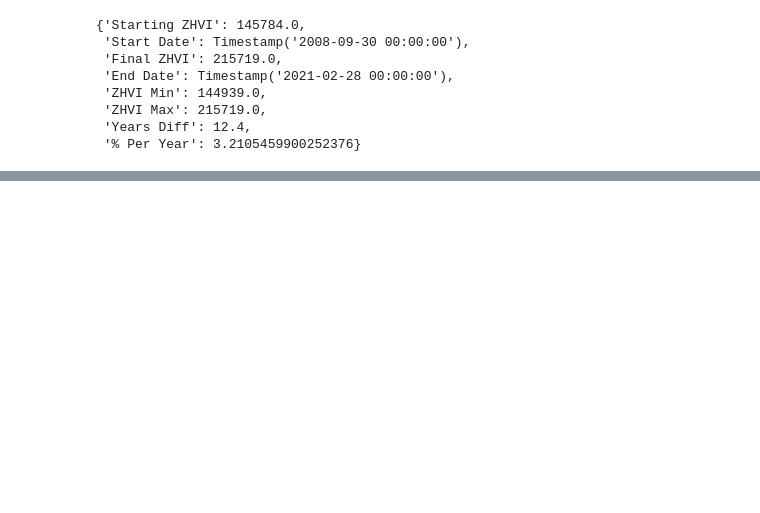
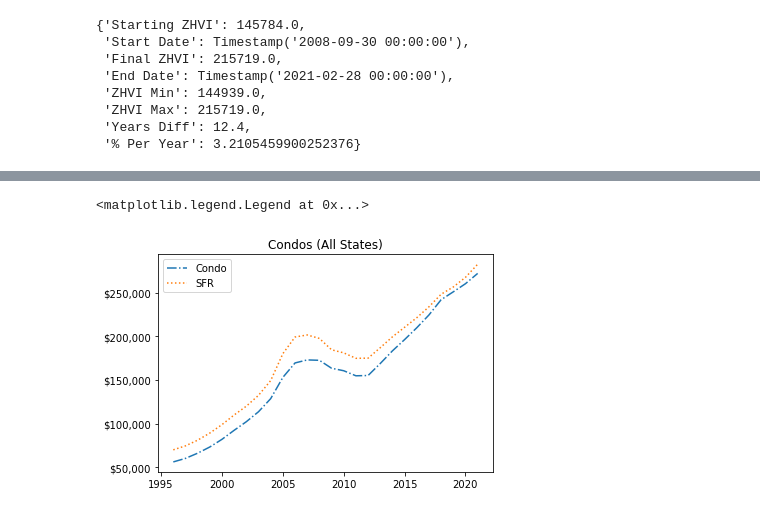
Before and after one commit to michael-brittlebank/digital-builder-capstone, a Jupyter notebook: main.ipynb, the cells around one changed output, grey strips where cells are left out. Cells and saved outputs as stored; diff of their text form; code cells hidden in the pictures; blank space fills up the shorter version.

Commit message:
working on trend graph functionality

```diff
--- a/main.ipynb
+++ b/main.ipynb
@@ -5,11 +5,12 @@ import copy
 import locale
 import math
 import matplotlib.pyplot as plt
-%matplotlib inline
+# %matplotlib inline
 
 from modules.files import *
 from modules.data import *
 from modules.enums import *
+from modules.graphs import *
 
 pd.set_option('display.max_columns', None)  # or 1000
 pd.set_option('display.max_rows', None)  # or 1000
@@ -19,3 +20,9 @@ locale.setlocale( locale.LC_ALL, '')
 
 
 #import_csv("Neighborhood_zhvi_uc_condo_tier_0.33_0.67_sm_sa_mon.csv")
+
+config = {
+            env_database_host: "127.0.0.1",
+            env_database_username: "capstone_user",
+            env_database_password: "VGVyBFFGVrdky4rRFeWp!"
+        }
@@ -368,0 +369,11 @@ for year in range(1996, 1996+1):
+# %%
+df = get_zhvi_trend_graphs(config)
+graph_title_suffix = "(All States)"
+# build condo graph
+graph_title = "Condos {}".format(graph_title_suffix)
+# https://towardsdatascience.com/regression-plots-with-pandas-and-numpy-faf2edbfad4f
+d = np.polyfit(df[custom_column_year],df[custom_column_zhvi_avg],1)
+f = np.poly1d(d)
+
+df.insert(2,'Trend',f(df[custom_column_zhvi_avg]))
+df.head()
@@ -368,0 +387,19 @@ for year in range(1996, 1996+1):
+# %%
+condo_data = df[df[custom_column_housing_type] == zillow_data_type_condo]
+sfr_data = df[df[custom_column_housing_type] == zillow_data_type_sfr]
+
+def currency_formatter(value, tick_number):
+    if math.isnan(value):
+        value = 0
+    return "${}".format(locale.format_string('%d', value, True))
+
+fig1 = plt.figure() #Creating new figure
+ax1 = fig1.add_subplot() #Creating axis
+ax1.set_title(graph_title)
+ax1.plot(condo_data[custom_column_year], condo_data[custom_column_zhvi_avg], linestyle="-.", label="Condo")
+ax1.plot(condo_data[custom_column_year], sfr_data[custom_column_zhvi_avg], linestyle=":", label="SFR")
+ax1.yaxis.set_major_formatter(plt.FuncFormatter(currency_formatter))
+ax1.legend()
+# %% [output]
+<matplotlib.legend.Legend at 0x...>
+[figure, added]
```
Also changed, not shown: parts of 3 cells of this notebook, 9 other files.
